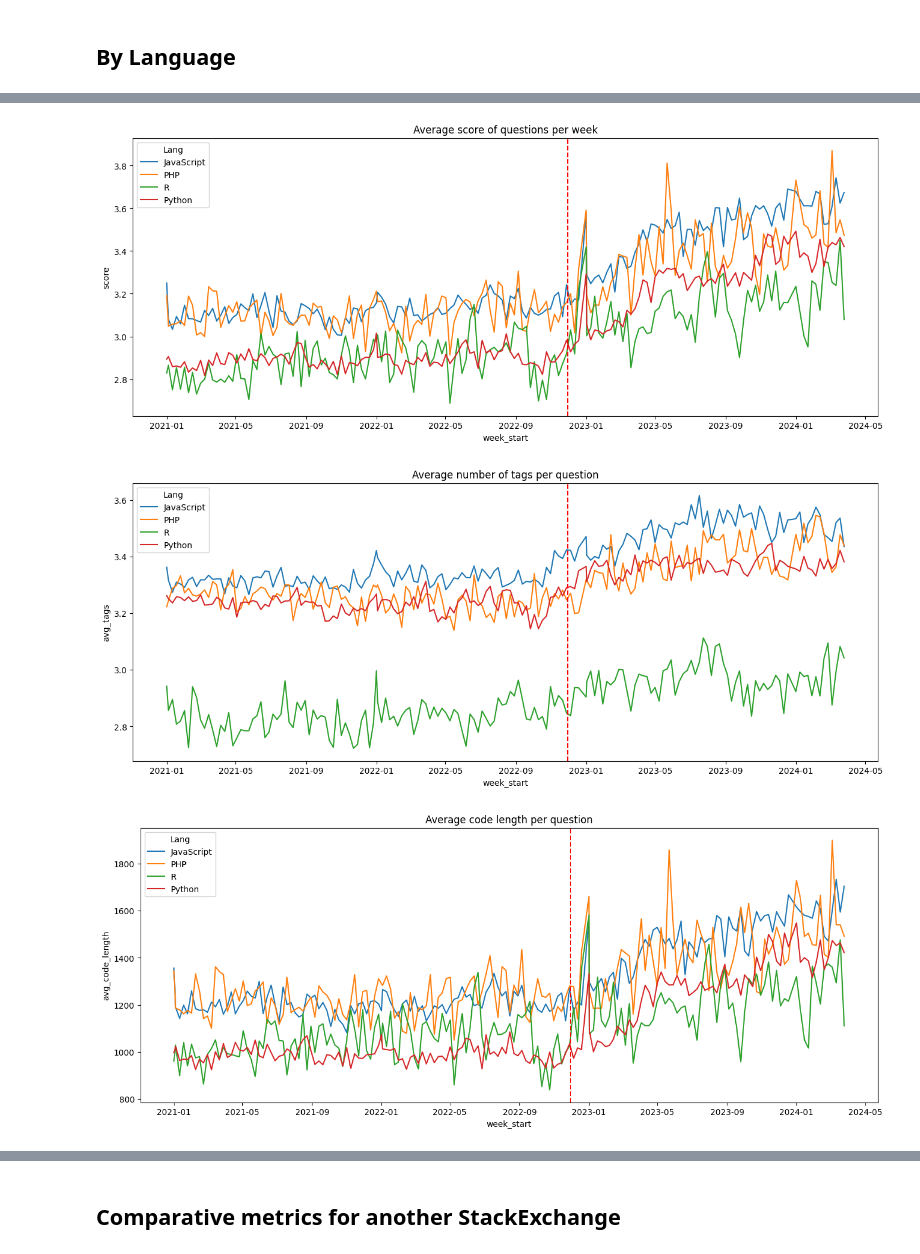
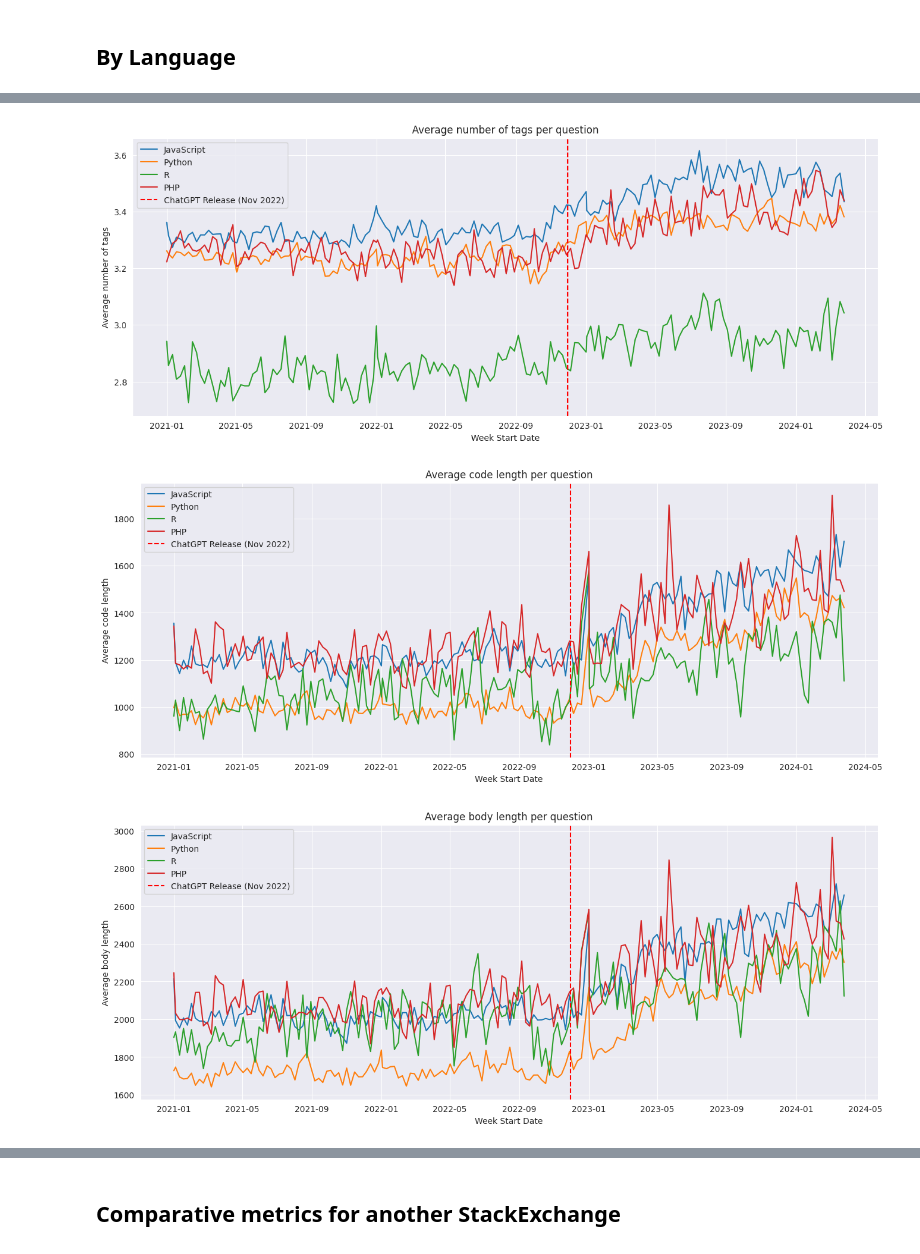
Before and after one commit to m9o8/bse_tm_final, a Jupyter notebook: code/3_2_text_metrics.ipynb, the cells around one changed output, grey strips where cells are left out. Saved outputs shown, nothing was run; the diff lists cells and outputs as text; code cells hidden in the pictures.

```diff
--- a/code/3_2_text_metrics.ipynb
+++ b/code/3_2_text_metrics.ipynb
@@ -6,5 +6,14 @@ An explanatory notebook to dive into text metrics usuable for a potential DiD.
 import matplotlib.pyplot as plt
 import polars as pl
 import seaborn as sns
+
+from datetime import datetime, timedelta
+
+sns.set_style("darkgrid")
+
+# ChatGPT intro
+treatment_date = datetime(2022, 11, 30)
 # %%
-df = pl.read_parquet("../data/stackoverflow_preprocessed1.parquet")
+df = pl.read_parquet(
+    "../data/batched_processing/stackoverflow_processed_batch1.parquet"
+)
@@ -212,36 +303,45 @@ df1 = (
 # %%
 # Line plots of average lengths
 plt.figure(figsize=(16, 6))
-sns.lineplot(data=df1, x="week_start", y="score", hue="Lang")
+sns.lineplot(data=df1, x="week_start", y="avg_tags", hue="Lang")
 plt.axvline(
     x=treatment_date, color="r", linestyle="--", label="ChatGPT Release (Nov 2022)"
 )
-plt.title("Average score of questions per week")
+plt.title("Average number of tags per question")
+plt.xlabel("Week Start Date")
+plt.ylabel("Average number of tags")
+plt.legend()
 plt.show()
 # %% [output]
-[figure, old version]
+[figure, new version]
 # %%
 # Line plots of average lengths
 plt.figure(figsize=(16, 6))
-sns.lineplot(data=df1, x="week_start", y="avg_tags", hue="Lang")
+sns.lineplot(data=df1, x="week_start", y="avg_code_length", hue="Lang")
 plt.axvline(
     x=treatment_date, color="r", linestyle="--", label="ChatGPT Release (Nov 2022)"
 )
-plt.title("Average number of tags per question")
+plt.title("Average code length per question")
+plt.xlabel("Week Start Date")
+plt.ylabel("Average code length")
+plt.legend()
 plt.show()
 # %% [output]
-[figure, old version]
+[figure, new version]
 # %%
 # Line plots of average lengths
 plt.figure(figsize=(16, 6))
-sns.lineplot(data=df1, x="week_start", y="avg_code_length", hue="Lang")
+sns.lineplot(data=df1, x="week_start", y="avg_body_length", hue="Lang")
 plt.axvline(
     x=treatment_date, color="r", linestyle="--", label="ChatGPT Release (Nov 2022)"
 )
-plt.title("Average code length per question")
+plt.title("Average body length per question")
+plt.xlabel("Week Start Date")
+plt.ylabel("Average body length")
+plt.legend()
 plt.show()
 # %% [output]
-[figure, old version]
+[figure, new version]
 # %%
 # Line plots of average lengths
 plt.figure(figsize=(16, 6))
```
Also changed, not shown: parts of 25 cells of this notebook, 4 other files.
